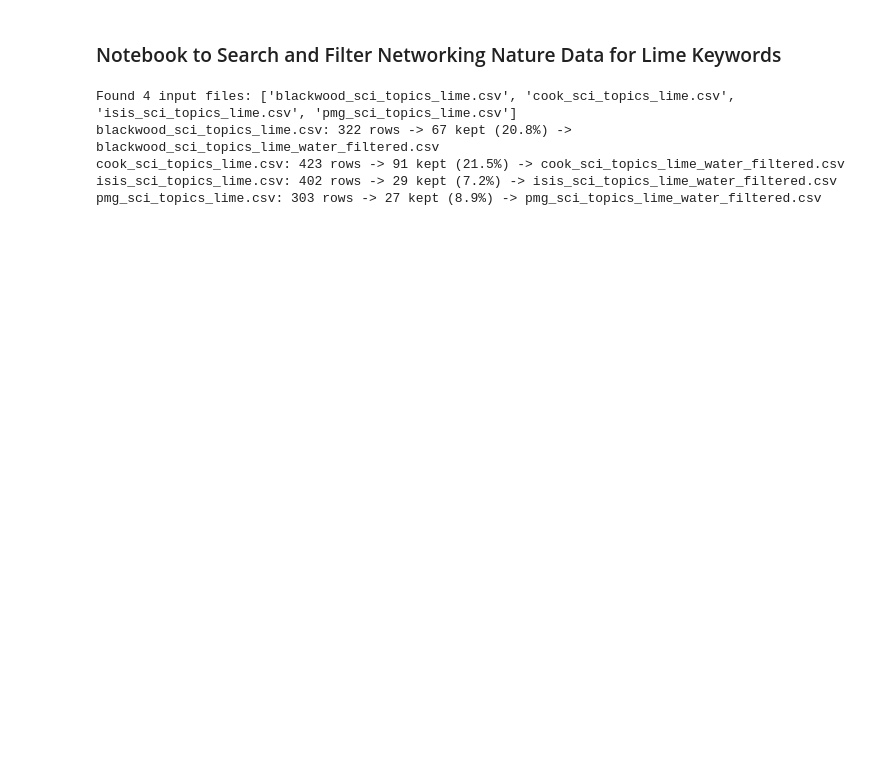
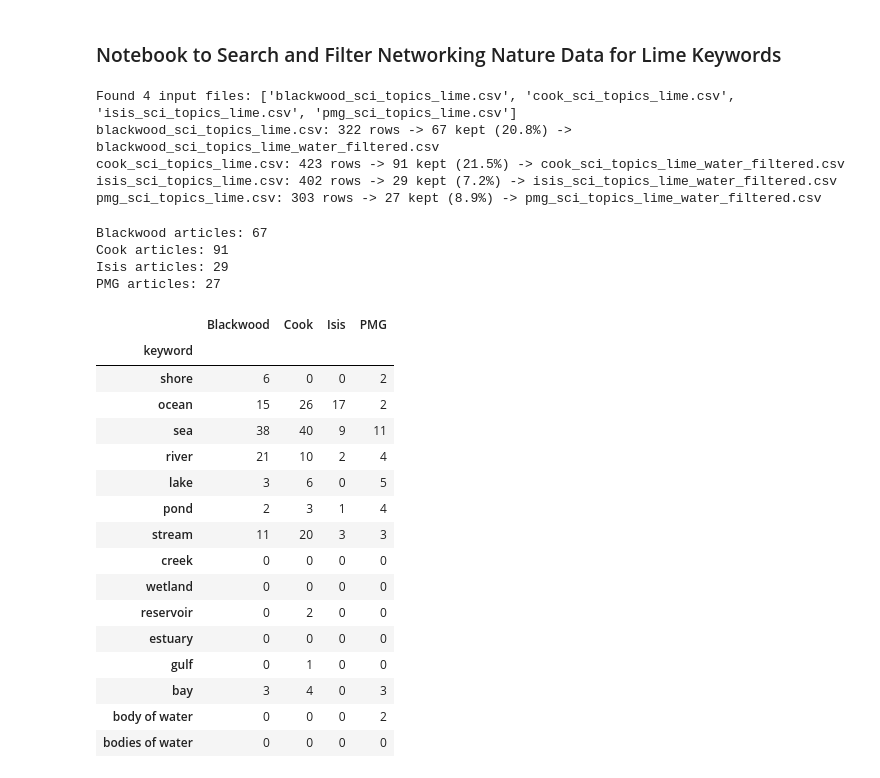
Before and after one commit to owenmonroe/lime_project_spring26, a Jupyter notebook: new_indexing_methods.ipynb, the cells around one changed output. Cells and saved outputs as stored; diff of their text form; code cells hidden in the pictures; blank space fills up the shorter version.

```diff
--- a/new_indexing_methods.ipynb
+++ b/new_indexing_methods.ipynb
@@ -89,3 +89,55 @@ blackwood_sci_topics_lime.csv: 322 rows -> 67 kept (20.8%) -> blackwood_sci_topi
 cook_sci_topics_lime.csv: 423 rows -> 91 kept (21.5%) -> cook_sci_topics_lime_water_filtered.csv
 isis_sci_topics_lime.csv: 402 rows -> 29 kept (7.2%) -> isis_sci_topics_lime_water_filtered.csv
 pmg_sci_topics_lime.csv: 303 rows -> 27 kept (8.9%) -> pmg_sci_topics_lime_water_filtered.csv
+# %%
+blackwood_df = pd.read_csv('output_data/blackwood_sci_topics_lime_water_filtered.csv')
+cook_df = pd.read_csv('output_data/cook_sci_topics_lime_water_filtered.csv')
+isis_df = pd.read_csv('output_data/isis_sci_topics_lime_water_filtered.csv')
+pmg_df = pd.read_csv('output_data/pmg_sci_topics_lime_water_filtered.csv')
+
+print(f"Blackwood articles: {len(blackwood_df)}")
+print(f"Cook articles: {len(cook_df)}")
+print(f"Isis articles: {len(isis_df)}")
+print(f"PMG articles: {len(pmg_df)}")
+# %% [output]
+Blackwood articles: 67
+Cook articles: 91
+Isis articles: 29
+PMG articles: 27
+# %%
+# Article count per keyword per collection (articles can count for multiple keywords)
+collections = {
+    "Blackwood": blackwood_df,
+    "Cook":      cook_df,
+    "Isis":      isis_df,
+    "PMG":       pmg_df,
+}
+
+rows = []
+for kw in WATER_KEYWORDS:
+    col = "kw_" + kw.replace(" ", "_")
+    row = {"keyword": kw}
+    for name, df in collections.items():
+        row[name] = int((df[col] > 0).sum()) if col in df.columns else 0
+    rows.append(row)
+
+counts_df = pd.DataFrame(rows).set_index("keyword")
+counts_df
+# %% [output]
+|  | Blackwood | Cook | Isis | PMG |
+| keyword |  |  |  |  |
+| shore | 6 | 0 | 0 | 2 |
+| ocean | 15 | 26 | 17 | 2 |
+| sea | 38 | 40 | 9 | 11 |
+| river | 21 | 10 | 2 | 4 |
+| lake | 3 | 6 | 0 | 5 |
+| pond | 2 | 3 | 1 | 4 |
+| stream | 11 | 20 | 3 | 3 |
+| creek | 0 | 0 | 0 | 0 |
+| wetland | 0 | 0 | 0 | 0 |
+| reservoir | 0 | 2 | 0 | 0 |
+| estuary | 0 | 0 | 0 | 0 |
+| gulf | 0 | 1 | 0 | 0 |
+| bay | 3 | 4 | 0 | 3 |
+| body of water | 0 | 0 | 0 | 2 |
+| bodies of water | 0 | 0 | 0 | 0 |
```
Also changed, not shown: parts of 5 cells of this notebook, 4 other files.
